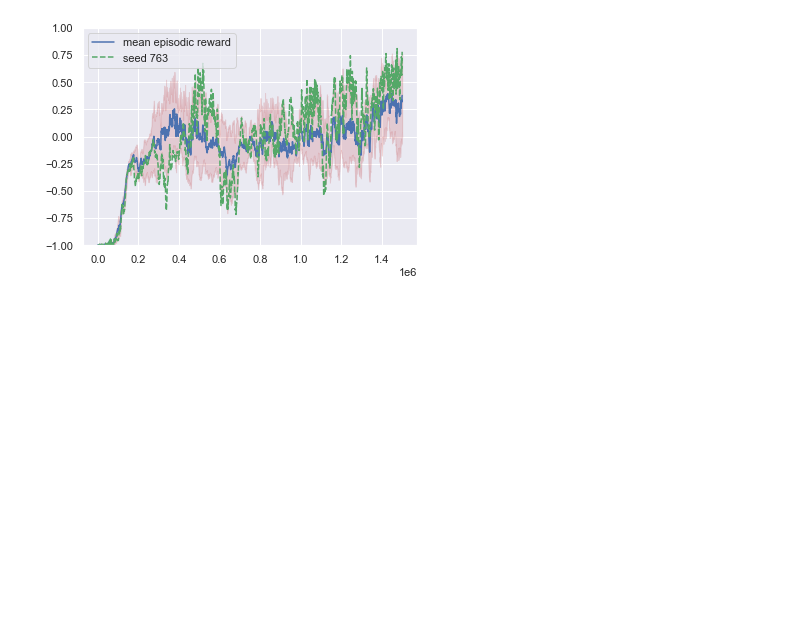
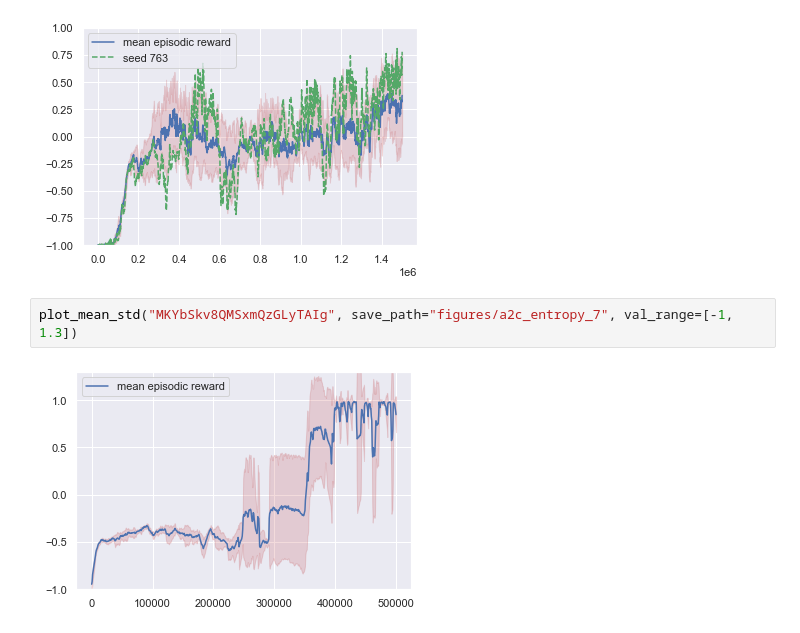
Before and after one commit to tilidev/BA_DRL_Gridworlds, a Jupyter notebook: thesis_plots.ipynb, the cells around one changed output. Cells and saved outputs as stored; diff of their text form; blank space fills up the shorter version.

Commit message:
Final changes for new plots

```diff
--- a/thesis_plots.ipynb
+++ b/thesis_plots.ipynb
@@ -131,3 +131,7 @@ plot_mean_std("aq7jZpJrTeePXBIOc4sD1Q", add_best=True, save_path="figures/dqn_lo
 plot_mean_std("mGquneJiQbmjZFxsy1zK0g", add_best=True, save_path="figures/dqn_low_eps_slip2")
 # %% [output]
 [figure]
+# %%
+plot_mean_std("MKYbSkv8QMSxmQzGLyTAIg", save_path="figures/a2c_entropy_7", val_range=[-1, 1.3])
+# %% [output]
+[figure, added]
```
Also changed, not shown: parts of 1 cell of this notebook, 1 other file.
